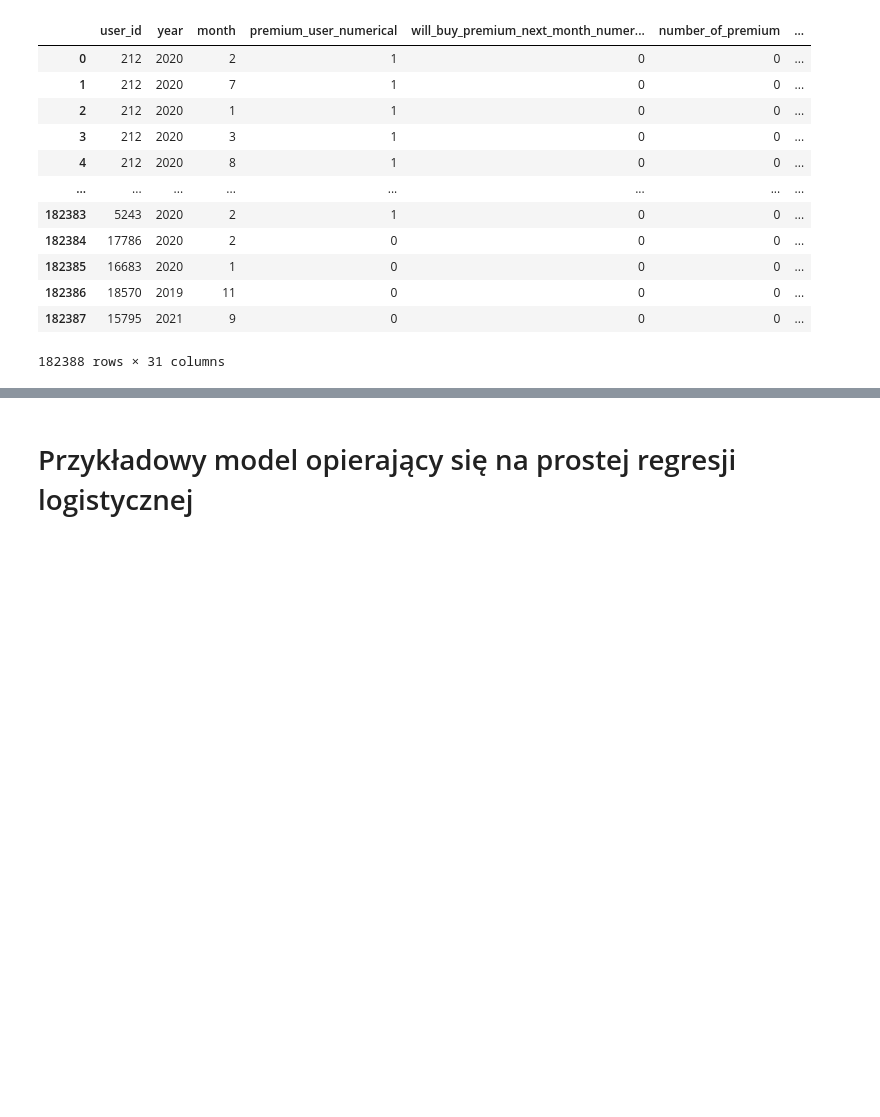
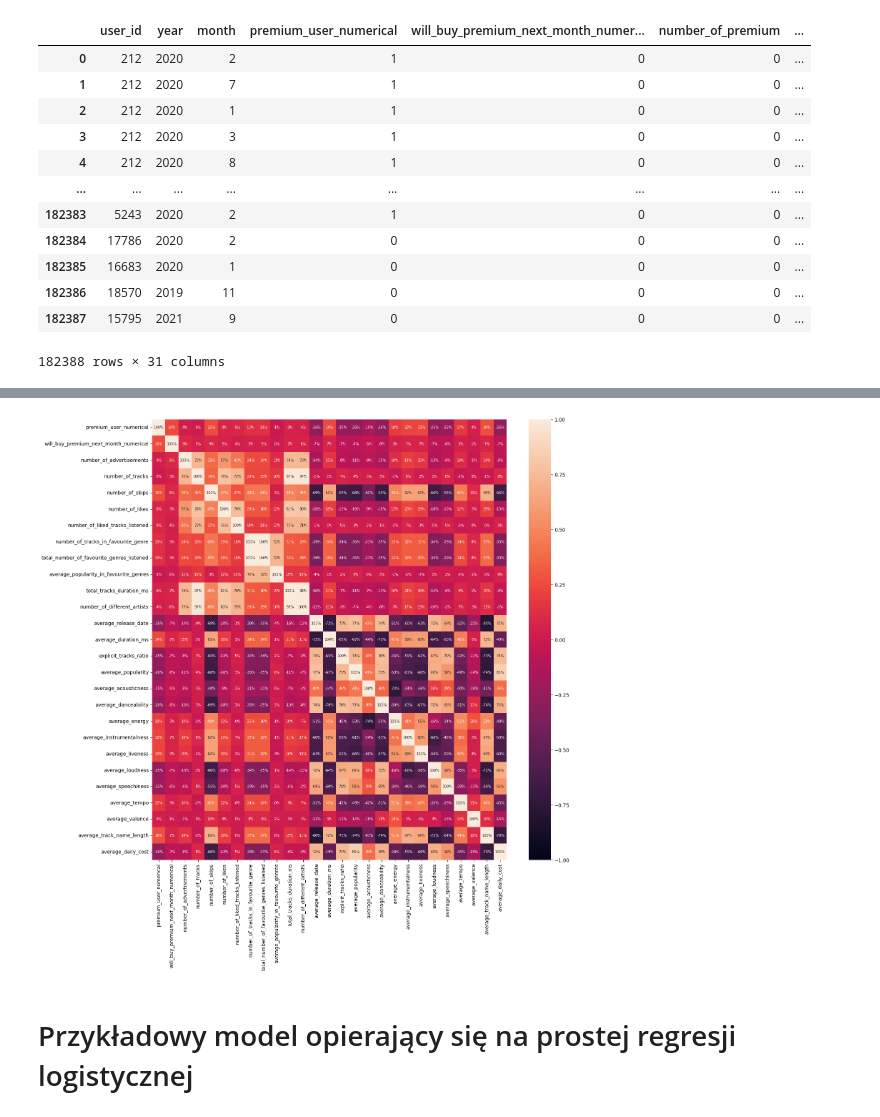
Before and after one commit to bartlomiejkrawczyk/IUM-23L, a Jupyter notebook: stage_1.ipynb, the cells around one changed output, grey strips where cells are left out. Drawn from its saved outputs; the diff is of its cells as text; code cells hidden in the pictures; blank space fills up the shorter version.

Commit message:
Update correlation matrix

```diff
--- a/stage_1.ipynb
+++ b/stage_1.ipynb
@@ -347,3 +305,25 @@ dataframe.loc[:, TARGET_AND_FEATURES].corr(method='spearman')
+# %%
+import seaborn as sns
+from matplotlib import pyplot as plt
+
+correlation_matrix = dataframe.loc[:, TARGET_AND_FEATURES].corr(method='spearman')
+
+plt.figure(figsize = (16,16))
+
+sns.heatmap(
+    correlation_matrix,
+    xticklabels=correlation_matrix.columns,
+    yticklabels=correlation_matrix.columns,
+    annot=True,
+    annot_kws={"fontsize": 7},
+    fmt=".0%",
+    vmin=-1,
+    vmax=1,
+)
+
+plt.show()
+# %% [output]
+[figure, added]
 # %% [markdown]
 # Przykładowy model opierający się na prostej regresji logistycznej
 # %%
```
Also changed, not shown: parts of 4 cells of this notebook, 1 other file.
